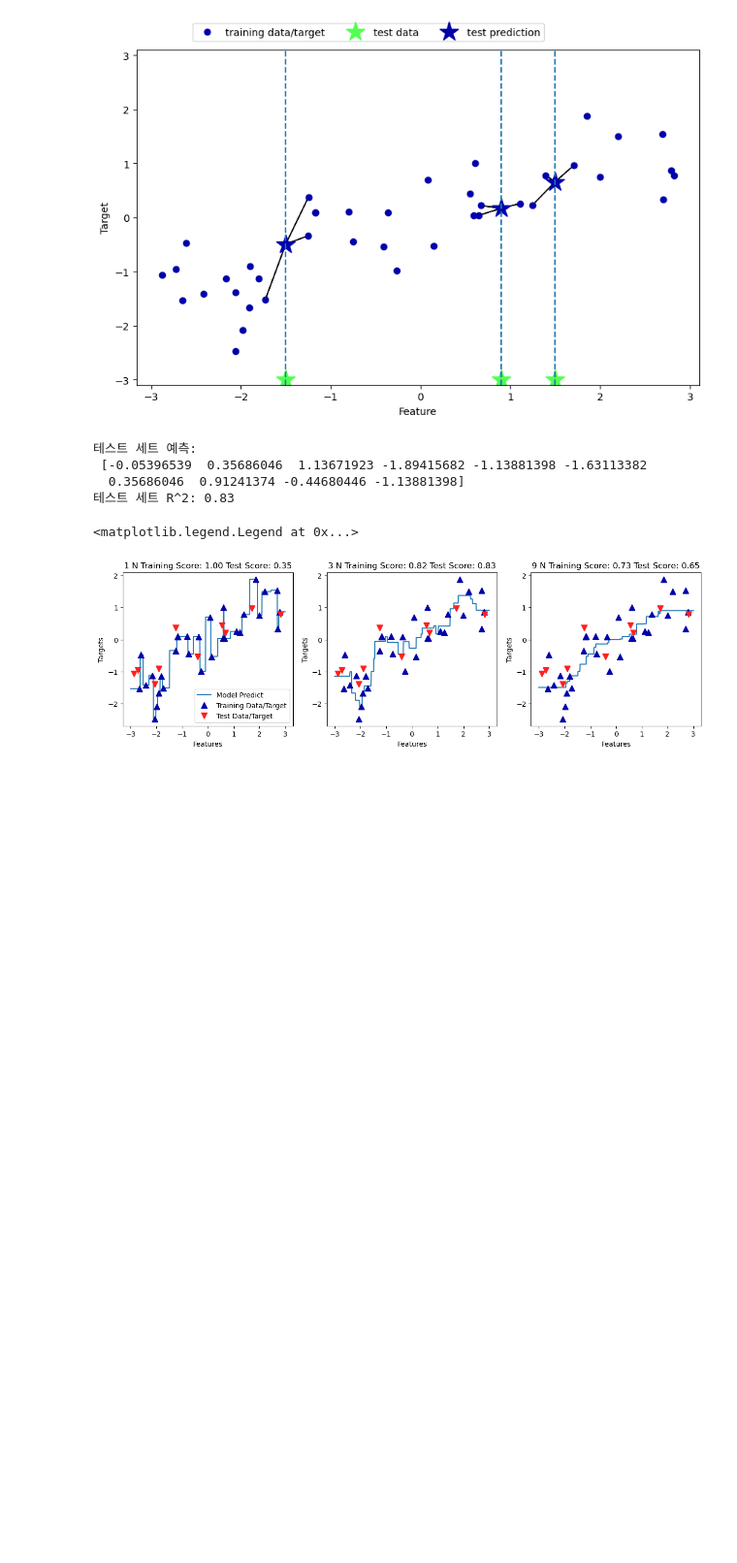
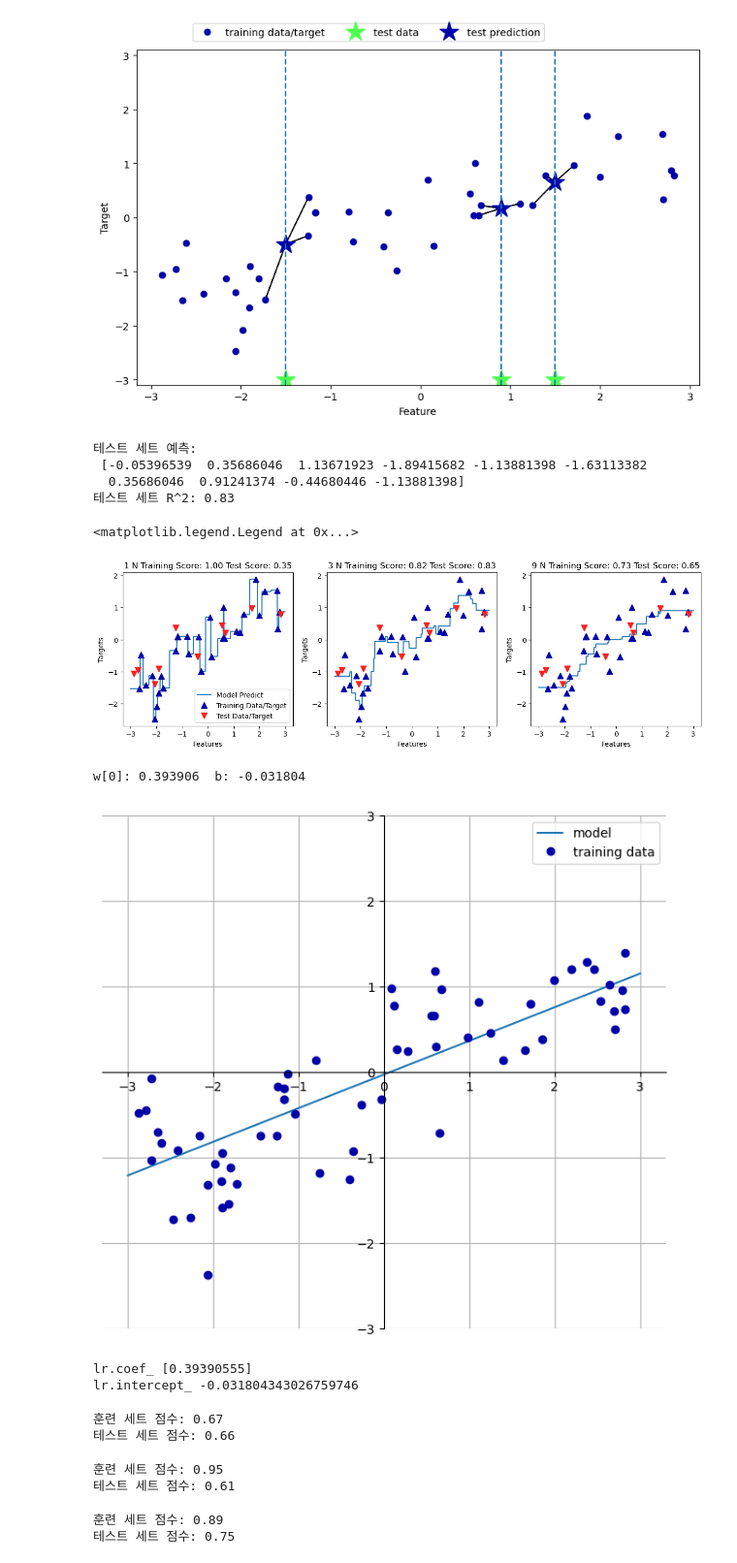
Before and after one commit to sbs24013/CCT, a Jupyter notebook: 파이썬 라이브러리를 활용한 머신러닝/02 지도학습.ipynb, the cells around one changed output. Shown at 97% size. Drawn from its saved outputs; the diff is of its cells as text; code cells hidden in the pictures; blank space fills up the shorter version.

Commit message:
ML Ridge Regression Model

```diff
--- a/파이썬 라이브러리를 활용한 머신러닝/02 지도학습.ipynb
+++ b/파이썬 라이브러리를 활용한 머신러닝/02 지도학습.ipynb
@@ -280,3 +280,81 @@ axes[0].legend(["Model Predict", "Training Data/Target", "Test Data/Target"], lo
 # %% [output]
 <matplotlib.legend.Legend at 0x...>
 [figure]
+# %%
+# wave 데이터셋을 사용하여 회귀 선형 모델 학습
+
+mglearn.plots.plot_linear_regression_wave()
+# %% [output]
+w[0]: 0.393906  b: -0.031804
+[figure, added]
+# %%
+# 선형 모델
+
+from sklearn.linear_model import LinearRegression
+X, y = mglearn.datasets.make_wave(n_samples=60)
+X_train, X_test, y_train, y_test = train_test_split(X, y, random_state=42)
+
+lr = LinearRegression().fit(X_train, y_train)
+
+# w (weight/coefficient) = lr.coef_
+# b (offset/intercept) = lr.intercept_
+
+print("lr.coef_", lr.coef_)
+print("lr.intercept_", lr.intercept_)
+
+# output
+# lr.coef_ [0.39390555]
+# lr.intercept_ -0.031804343026759746
+# %% [output]
+lr.coef_ [0.39390555]
+lr.intercept_ -0.031804343026759746
+# %%
+# 훈련 세트와 테스트 세트의 성능 확인
+print("훈련 세트 점수: {:.2f}".format(lr.score(X_train, y_train)))
+print("테스트 세트 점수: {:.2f}".format(lr.score(X_test, y_test)))
+
+# Output
+# 훈련 세트 점수: 0.67
+# 테스트 세트 점수: 0.66
+# %% [output]
+훈련 세트 점수: 0.67
+테스트 세트 점수: 0.66
+# %%
+# 복잡한 데이터세트에서의 선형 회귀 모델
+
+# 데이터셋 읽기
+X, y = mglearn.datasets.load_extended_boston()
+
+# 훈련/테스트 세트 스플릿
+X_train, X_test, y_train, y_test = train_test_split(X, y, random_state=0)
+
+# 선형 모델 학습
+lr = LinearRegression().fit(X_train, y_train)
+
+# 점수 비교 (R^2)
+print("훈련 세트 점수: {:.2f}".format(lr.score(X_train, y_train)))
+print("테스트 세트 점수: {:.2f}".format(lr.score(X_test, y_test)))
+
+# Output
+# 훈련 세트 점수: 0.95
+# 테스트 세트 점수: 0.61
+# %% [output]
+훈련 세트 점수: 0.95
+테스트 세트 점수: 0.61
+# %%
+# 보스턴 주택가격 데이터셋 + 리지 회귀(`linear_model.Ridge`)
+from sklearn.linear_model import Ridge
+
+# 리지 모델 학습
+ridge = Ridge().fit(X_train, y_train)
+
+# R^2 점수 조회
+print("훈련 세트 점수: {:.2f}".format(ridge.score(X_train, y_train)))
+print("테스트 세트 점수: {:.2f}".format(ridge.score(X_test, y_test)))
+
+# Output
+# 훈련 세트 점수: 0.89
+# 테스트 세트 점수: 0.75
+# %% [output]
+훈련 세트 점수: 0.89
+테스트 세트 점수: 0.75
```
Also changed, not shown: parts of 3 cells of this notebook, 7 other files.
